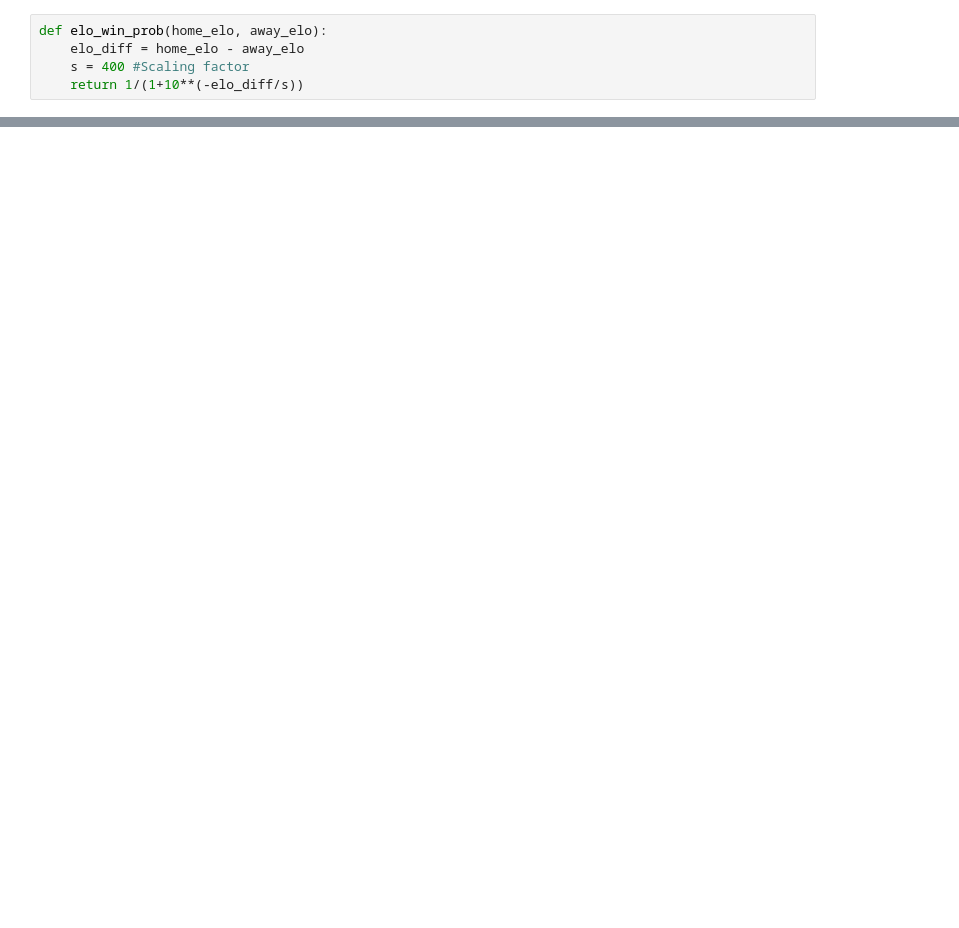
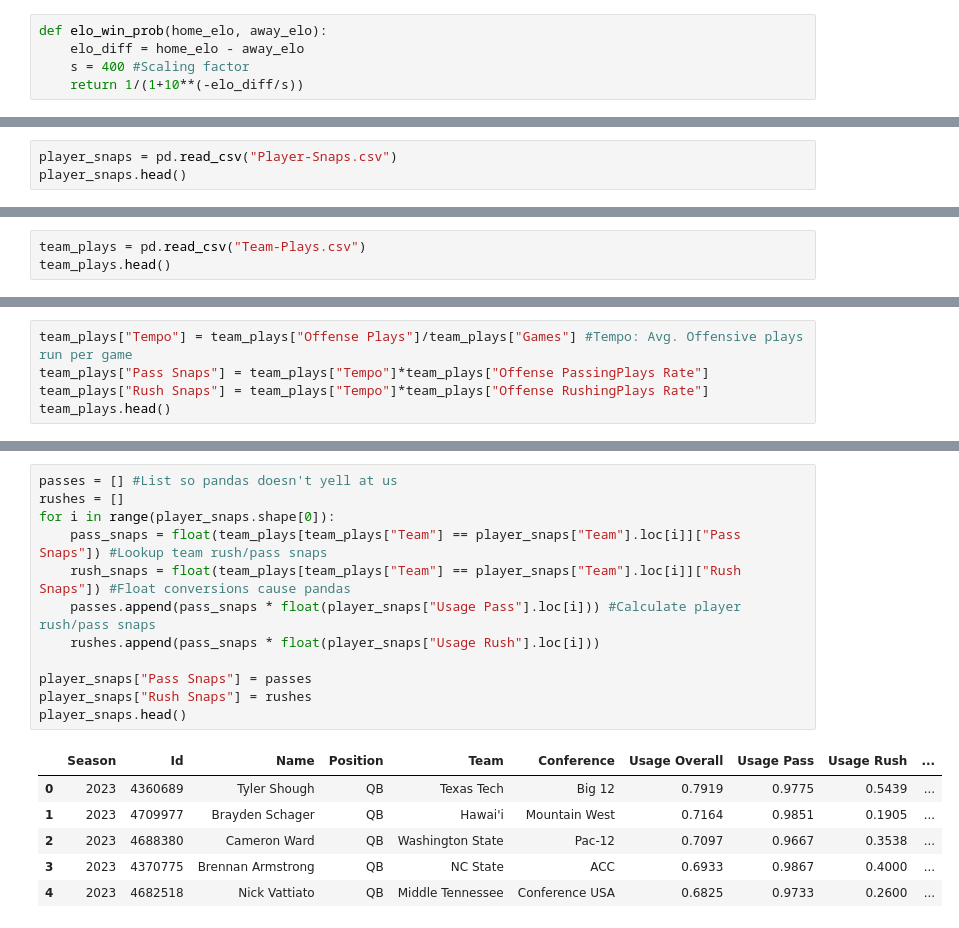
Before and after one commit to traskcon/CFB-Predictions, a Jupyter notebook: CFB-Predictions.ipynb, the cells around one changed output, grey strips where cells are left out. Saved outputs shown, nothing was run; the diff lists cells and outputs as text; blank space fills up the shorter version.

```diff
--- a/CFB-Predictions.ipynb
+++ b/CFB-Predictions.ipynb
@@ -31,0 +78,3 @@ week3.head()
+# %%
+player_snaps = pd.read_csv("Player-Snaps.csv")
+player_snaps.head()
@@ -31,0 +88,3 @@ week3.head()
+# %%
+team_plays = pd.read_csv("Team-Plays.csv")
+team_plays.head()
@@ -31,0 +98,5 @@ week3.head()
+# %%
+team_plays["Tempo"] = team_plays["Offense Plays"]/team_plays["Games"] #Tempo: Avg. Offensive plays run per game
+team_plays["Pass Snaps"] = team_plays["Tempo"]*team_plays["Offense PassingPlays Rate"]
+team_plays["Rush Snaps"] = team_plays["Tempo"]*team_plays["Offense RushingPlays Rate"]
+team_plays.head()
@@ -31,0 +110,19 @@ week3.head()
+# %%
+passes = [] #List so pandas doesn't yell at us
+rushes = []
+for i in range(player_snaps.shape[0]):
+    pass_snaps = float(team_plays[team_plays["Team"] == player_snaps["Team"].loc[i]]["Pass Snaps"]) #Lookup team rush/pass snaps
+    rush_snaps = float(team_plays[team_plays["Team"] == player_snaps["Team"].loc[i]]["Rush Snaps"]) #Float conversions cause pandas
+    passes.append(pass_snaps * float(player_snaps["Usage Pass"].loc[i])) #Calculate player rush/pass snaps
+    rushes.append(pass_snaps * float(player_snaps["Usage Rush"].loc[i]))
+
+player_snaps["Pass Snaps"] = passes
+player_snaps["Rush Snaps"] = rushes
+player_snaps.head()
+# %% [output]
+|  | Season | Id | Name | Position | Team | Conference | Usage Overall | Usage Pass | Usage Rush | ... |
+| 0 | 2023 | 4360689 | Tyler Shough | QB | Texas Tech | Big 12 | 0.7919 | 0.9775 | 0.5439 | ... |
+| 1 | 2023 | 4709977 | Brayden Schager | QB | Hawai'i | Mountain West | 0.7164 | 0.9851 | 0.1905 | ... |
+| 2 | 2023 | 4688380 | Cameron Ward | QB | Washington State | Pac-12 | 0.7097 | 0.9667 | 0.3538 | ... |
+| 3 | 2023 | 4370775 | Brennan Armstrong | QB | NC State | ACC | 0.6933 | 0.9867 | 0.4000 | ... |
+| 4 | 2023 | 4682518 | Nick Vattiato | QB | Middle Tennessee | Conference USA | 0.6825 | 0.9733 | 0.2600 | ... |
```
Also changed, not shown: parts of 8 cells of this notebook.
